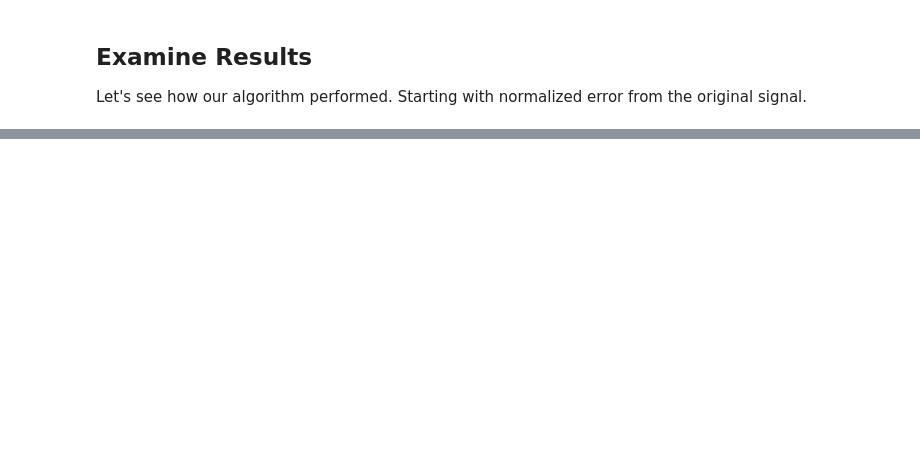
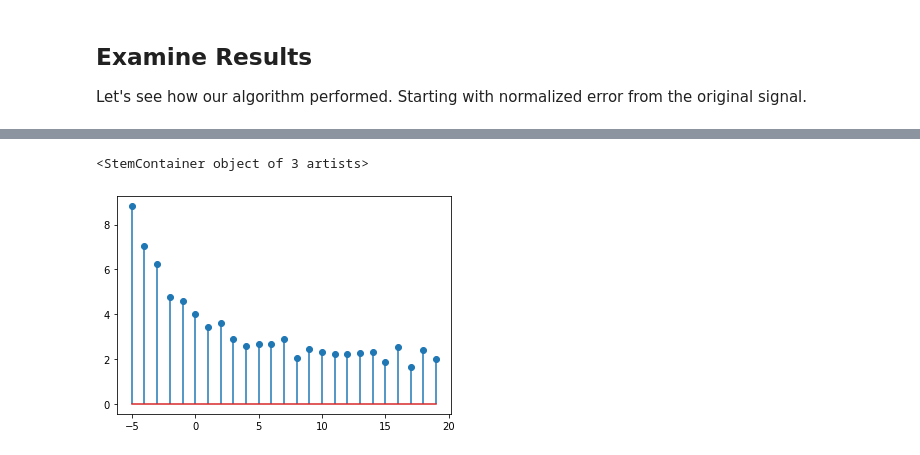
Before and after one commit to mrsfgl/geometric_tensor_learning, a Jupyter notebook: notebooks/scratch.ipynb, the cells around one changed output, grey strips where cells are left out. Saved outputs shown, nothing was run; the diff lists cells and outputs as text; code cells hidden in the pictures; blank space fills up the shorter version.

```diff
--- a/notebooks/scratch.ipynb
+++ b/notebooks/scratch.ipynb
@@ -426,0 +311,16 @@ print(sum(comm_l))
+# %%
+class param():
+    def __init__(self, size_list, d_list):
+        self.d_list = d_list
+        self.size_list = size_list
+# %%
+n_levels = np.arange(-5,20)
+d_levels = [1.3]
+sizes = [(10,10,10,10)]
+params = param(sizes, d_levels)
+stat_vals, comm_vals = geoTL_pipeline(n_levels, params)
+# %%
+plt.stem(n_levels, np.sum(stat_vals, 3).squeeze())
+# %% [output]
+<StemContainer object of 3 artists>
+[figure, added]
```
Also changed, not shown: parts of 44 cells of this notebook, 9 other files.
